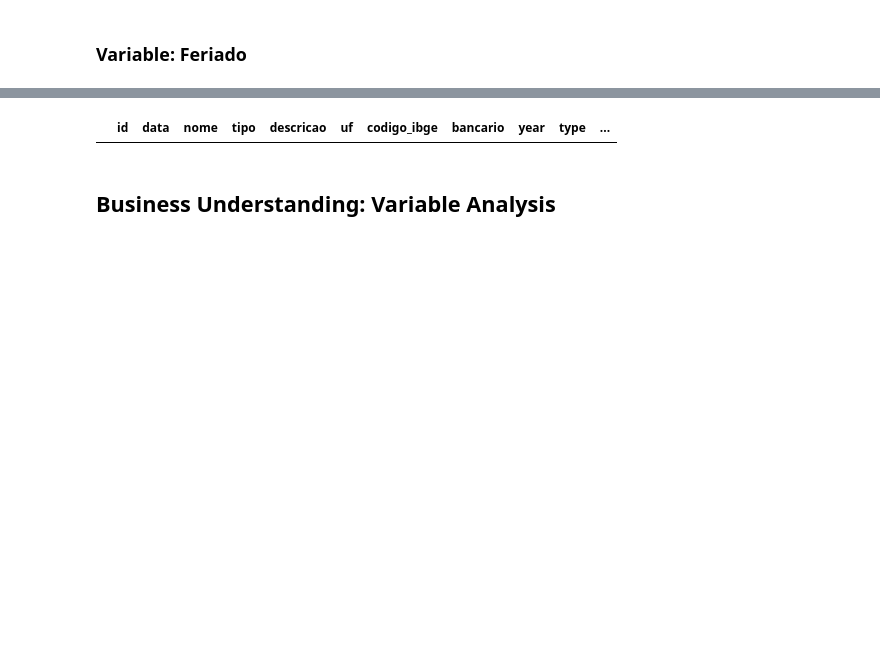
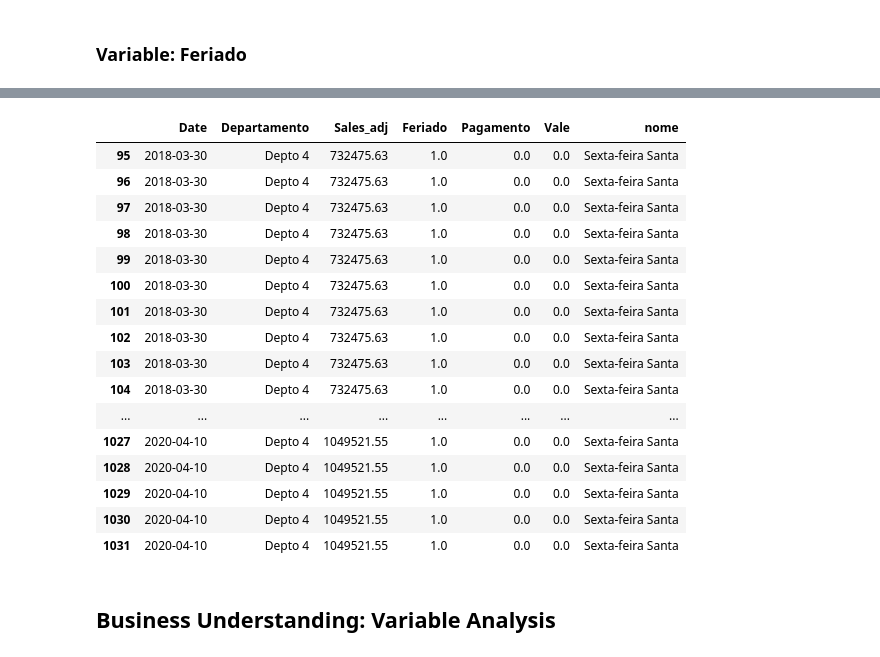
Before and after one commit to RakellM/ASN-DSA-T5, a Jupyter notebook: 33-ST/Homework/Project_1.ipynb, the cells around one changed output, grey strips where cells are left out. Cells and saved outputs as stored; diff of their text form; code cells hidden in the pictures; blank space fills up the shorter version.

Commit message:
feat: Holidays new update, now have facultative holidays

```diff
--- a/33-ST/Homework/Project_1.ipynb
+++ b/33-ST/Homework/Project_1.ipynb
@@ -801,17 +836,18 @@ df_holiday["Date"] = pd.to_datetime(df_holiday["data"], format='%d/%m/%Y', error
 # df_holiday.head()
 # df_holiday[df_holiday["Date"] == '2019-10-12']
 
-df_holiday_simple = df_holiday[["Date", "nome", "state"]].copy()
+df_holiday_simple = df_holiday[["Date", "nome"]].copy()
+df_holiday_unique = df_holiday_simple.drop_duplicates(subset=['Date'], keep='first')
 
-df_holiday_simpleSP = df_holiday_simple[df_holiday_simple["state"] == 'SP'].copy()
+# df_holiday_simpleSP = df_holiday_simple[df_holiday_simple["state"] == 'SP'].copy()
 # df_holiday_simpleSP.head()
 
 # Check if there are any duplicate dates
-has_duplicates = df_holiday_simpleSP['Date'].duplicated().any()
+has_duplicates = df_holiday_unique['Date'].duplicated().any()
 print(f"Are there duplicate dates? {has_duplicates}")
 
 # See which dates are duplicated
-duplicate_dates = df_holiday_simpleSP[df_holiday_simpleSP['Date'].duplicated(keep=False)]
+duplicate_dates = df_holiday_unique[df_holiday_unique['Date'].duplicated(keep=False)]
 print("Duplicate dates:")
 print(duplicate_dates['Date'].value_counts())
 # %% [output]
@@ -839,4 +857,7 @@ df_holiday_simpleSP[df_holiday_simpleSP['Date'] == '2018-02-12']
 # %%
-df_complete1 = df_complete.merge(df_holiday_simpleSP, on=['Date'], how='left')
+df_complete1 = df_complete.merge(df_holiday_unique, on=['Date'], how='left')
 # %%
-test = df_complete1[df_complete1["Feriado"] == 1]
+df_map_holidays = df_complete1[df_complete1["Feriado"] == 1]
+
+print(f"Total holidays in the database: {df_map_holidays.shape}")
+print(f"Holidays missing description: {df_map_holidays[df_map_holidays["nome"].isna()].shape}")
@@ -843,7 +893,23 @@ test = df_complete1[df_complete1["Feriado"] == 1]
 # %%
-df_holiday[df_holiday['Date'] == '2018-02-12']
+df_map_holidays[df_map_holidays['nome'] == "Sexta-feira Santa"]
 # %% [output]
-|  | id | data | nome | tipo | descricao | uf | codigo_ibge | bancario | year | type | ... |
+|  | Date | Departamento | Sales_adj | Feriado | Pagamento | Vale | nome |
+| 95 | 2018-03-30 | Depto 4 | 732475.63 | 1.0 | 0.0 | 0.0 | Sexta-feira Santa |
+| 96 | 2018-03-30 | Depto 4 | 732475.63 | 1.0 | 0.0 | 0.0 | Sexta-feira Santa |
+| 97 | 2018-03-30 | Depto 4 | 732475.63 | 1.0 | 0.0 | 0.0 | Sexta-feira Santa |
+| 98 | 2018-03-30 | Depto 4 | 732475.63 | 1.0 | 0.0 | 0.0 | Sexta-feira Santa |
+| 99 | 2018-03-30 | Depto 4 | 732475.63 | 1.0 | 0.0 | 0.0 | Sexta-feira Santa |
+| 100 | 2018-03-30 | Depto 4 | 732475.63 | 1.0 | 0.0 | 0.0 | Sexta-feira Santa |
+| 101 | 2018-03-30 | Depto 4 | 732475.63 | 1.0 | 0.0 | 0.0 | Sexta-feira Santa |
+| 102 | 2018-03-30 | Depto 4 | 732475.63 | 1.0 | 0.0 | 0.0 | Sexta-feira Santa |
+| 103 | 2018-03-30 | Depto 4 | 732475.63 | 1.0 | 0.0 | 0.0 | Sexta-feira Santa |
+| 104 | 2018-03-30 | Depto 4 | 732475.63 | 1.0 | 0.0 | 0.0 | Sexta-feira Santa |
+| ... | ... | ... | ... | ... | ... | ... | ... |
+| 1027 | 2020-04-10 | Depto 4 | 1049521.55 | 1.0 | 0.0 | 0.0 | Sexta-feira Santa |
+| 1028 | 2020-04-10 | Depto 4 | 1049521.55 | 1.0 | 0.0 | 0.0 | Sexta-feira Santa |
+| 1029 | 2020-04-10 | Depto 4 | 1049521.55 | 1.0 | 0.0 | 0.0 | Sexta-feira Santa |
+| 1030 | 2020-04-10 | Depto 4 | 1049521.55 | 1.0 | 0.0 | 0.0 | Sexta-feira Santa |
+| 1031 | 2020-04-10 | Depto 4 | 1049521.55 | 1.0 | 0.0 | 0.0 | Sexta-feira Santa |
 # %% [markdown]
 ## Business Understanding: Variable Analysis
 # %%
```
Also changed, not shown: parts of 14 cells of this notebook, 1 other file.
